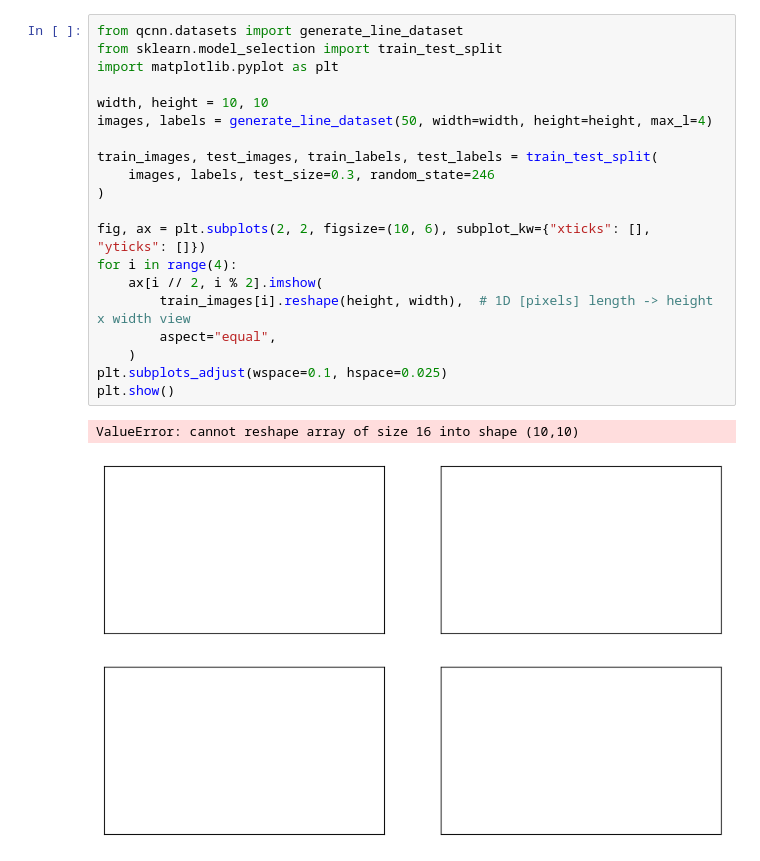
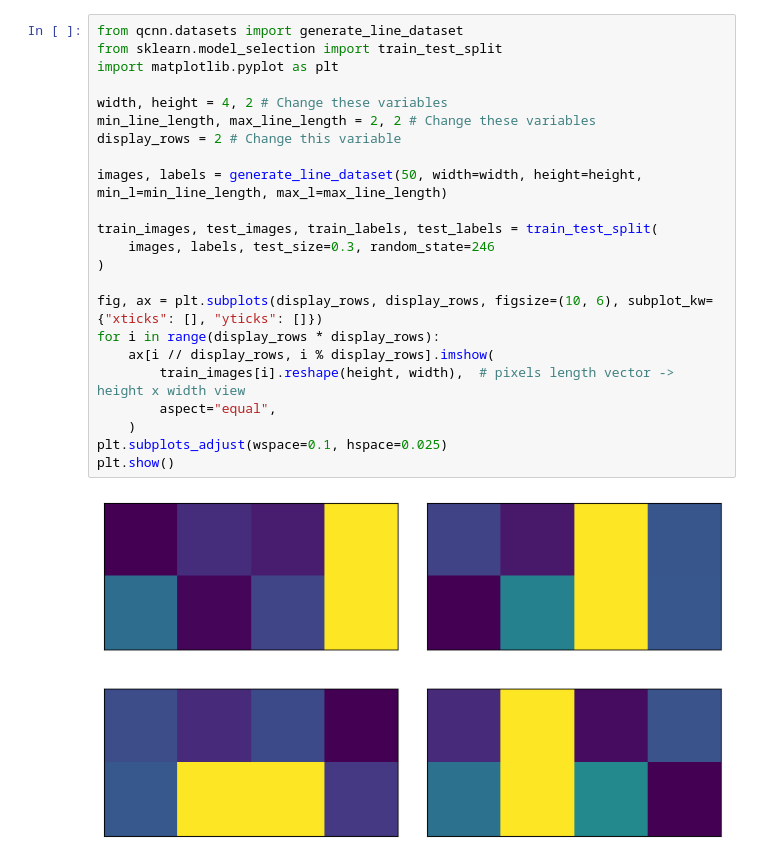
Before and after one commit to 8tsmith11/fcc-jet-identification, a Jupyter notebook: notebooks/dataset_example.ipynb, the cells around one changed output. Cells and saved outputs as stored; diff of their text form.

```diff
--- a/notebooks/dataset_example.ipynb
+++ b/notebooks/dataset_example.ipynb
@@ -1,23 +1,25 @@
 # %%
 from qcnn.datasets import generate_line_dataset
 from sklearn.model_selection import train_test_split
 import matplotlib.pyplot as plt
 
-width, height = 10, 10
-images, labels = generate_line_dataset(50, width=width, height=height, max_l=4)
+width, height = 4, 2 # Change these variables
+min_line_length, max_line_length = 2, 2 # Change these variables
+display_rows = 2 # Change this variable
+
+images, labels = generate_line_dataset(50, width=width, height=height, min_l=min_line_length, max_l=max_line_length)
 
 train_images, test_images, train_labels, test_labels = train_test_split(
     images, labels, test_size=0.3, random_state=246
 )
 
-fig, ax = plt.subplots(2, 2, figsize=(10, 6), subplot_kw={"xticks": [], "yticks": []})
-for i in range(4):
-    ax[i // 2, i % 2].imshow(
-        train_images[i].reshape(height, width),  # 1D [pixels] length -> height x width view
+fig, ax = plt.subplots(display_rows, display_rows, figsize=(10, 6), subplot_kw={"xticks": [], "yticks": []})
+for i in range(display_rows * display_rows):
+    ax[i // display_rows, i % display_rows].imshow(
+        train_images[i].reshape(height, width),  # pixels length vector -> height x width view
         aspect="equal",
     )
 plt.subplots_adjust(wspace=0.1, hspace=0.025)
 plt.show()
 # %% [output]
-ValueError: cannot reshape array of size 16 into shape (10,10)
-[figure, old version]
+[figure, new version]
```
Also changed, not shown: 7 other files.
